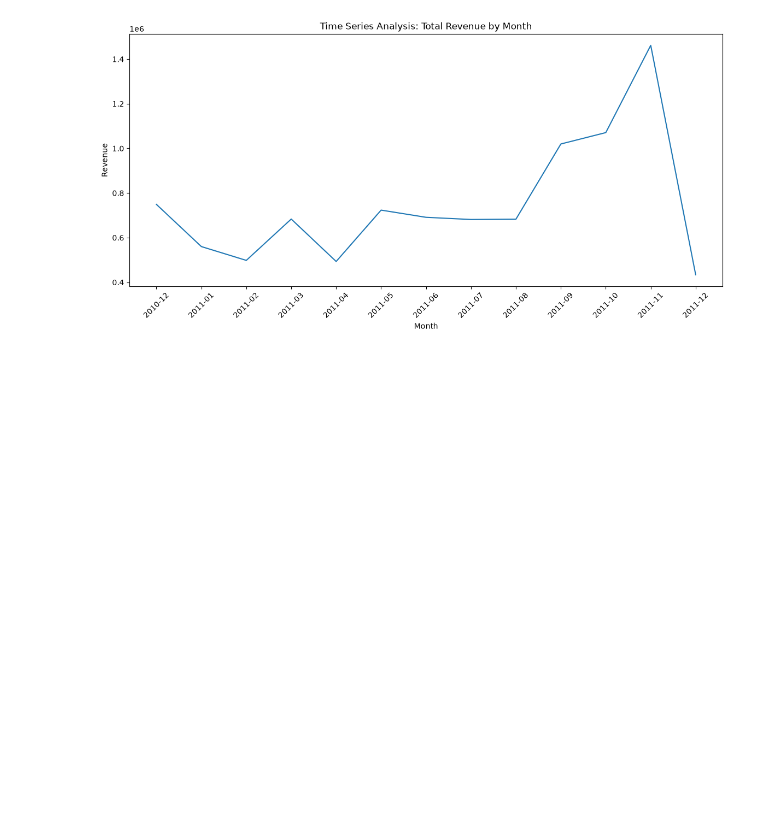
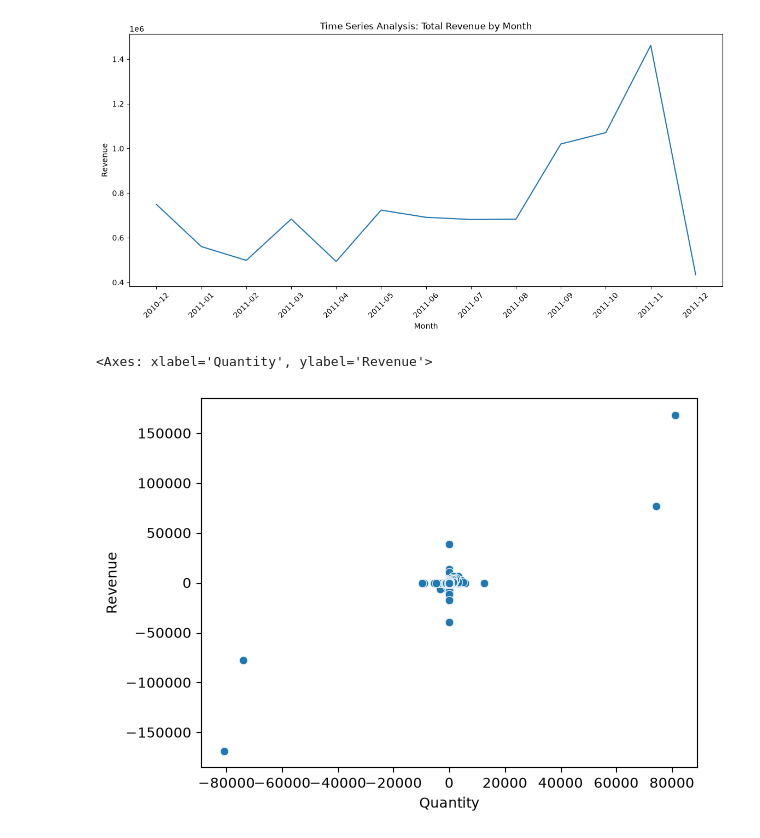
Before and after one commit to aaliya0704/E-Commerce-Sales-and-Customer-Analysis, a Jupyter notebook: sales_analysis.ipynb, the cells around one changed output. Saved outputs shown, nothing was run; the diff lists cells and outputs as text; code cells hidden in the pictures; blank space fills up the shorter version.

Commit message:
Created Scatterplot to compare Quantity with Revenue
Found that the scatterplot shows a positive relationship between quantity and revenue

```diff
--- a/sales_analysis.ipynb
+++ b/sales_analysis.ipynb
@@ -255,3 +255,14 @@ plt.show()
 # %%
 # The lineplot shows that the revenue increased every month until the december of 2011
 # The revenue peaked in November, 2011 at around 14 lakhs or 1.4 million -> followed by a significant drop in December, 2011 to 4 lakhs or 0.4 million
+# %%
+# STEP 8:
+# Creating a scatterplot to compare Quantity VS Revenue
+sns.scatterplot(
+    x="Quantity",
+    y="Revenue",
+    data=df
+)
+# %% [output]
+<Axes: xlabel='Quantity', ylabel='Revenue'>
+[figure, added]
```
Also changed, not shown: parts of 1 cell of this notebook.
